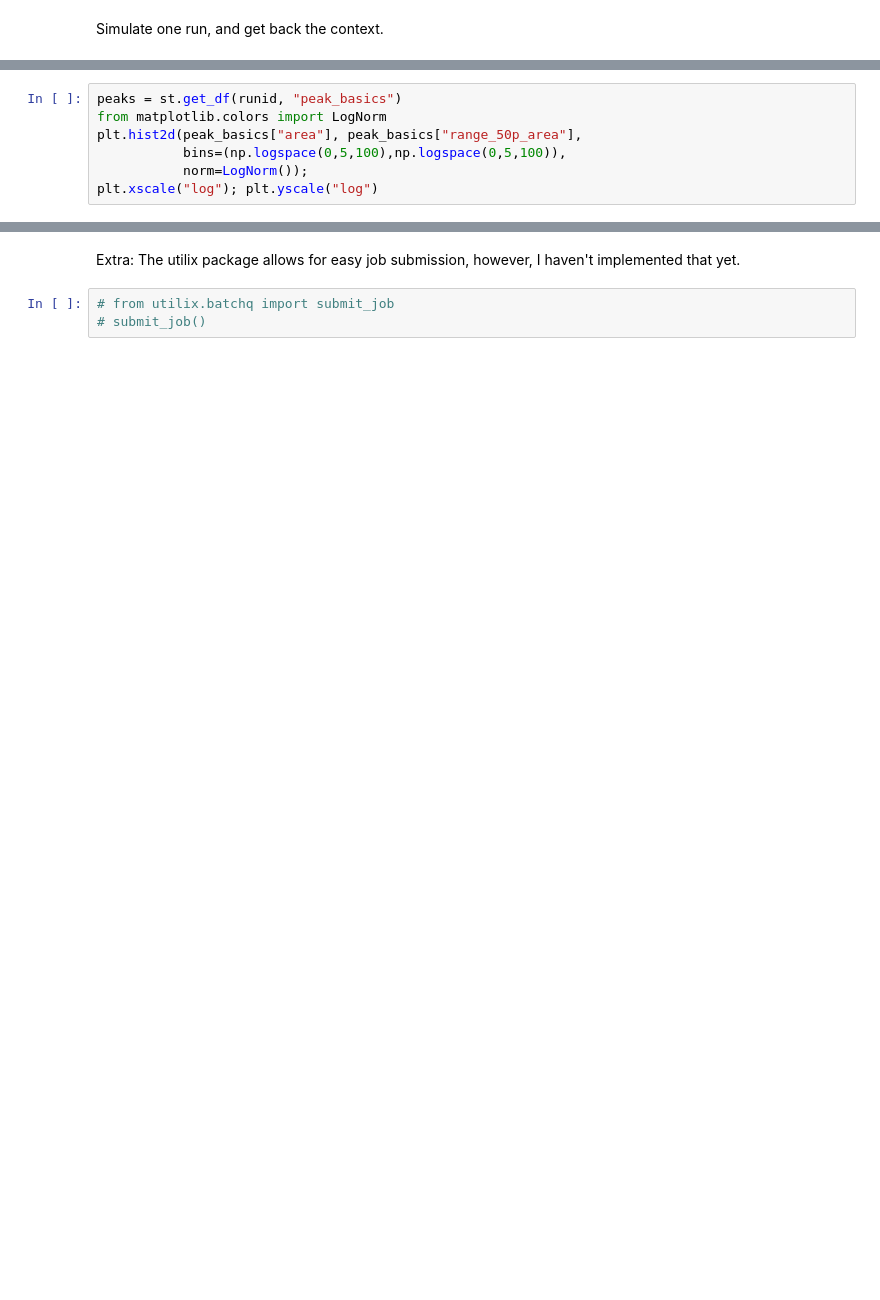
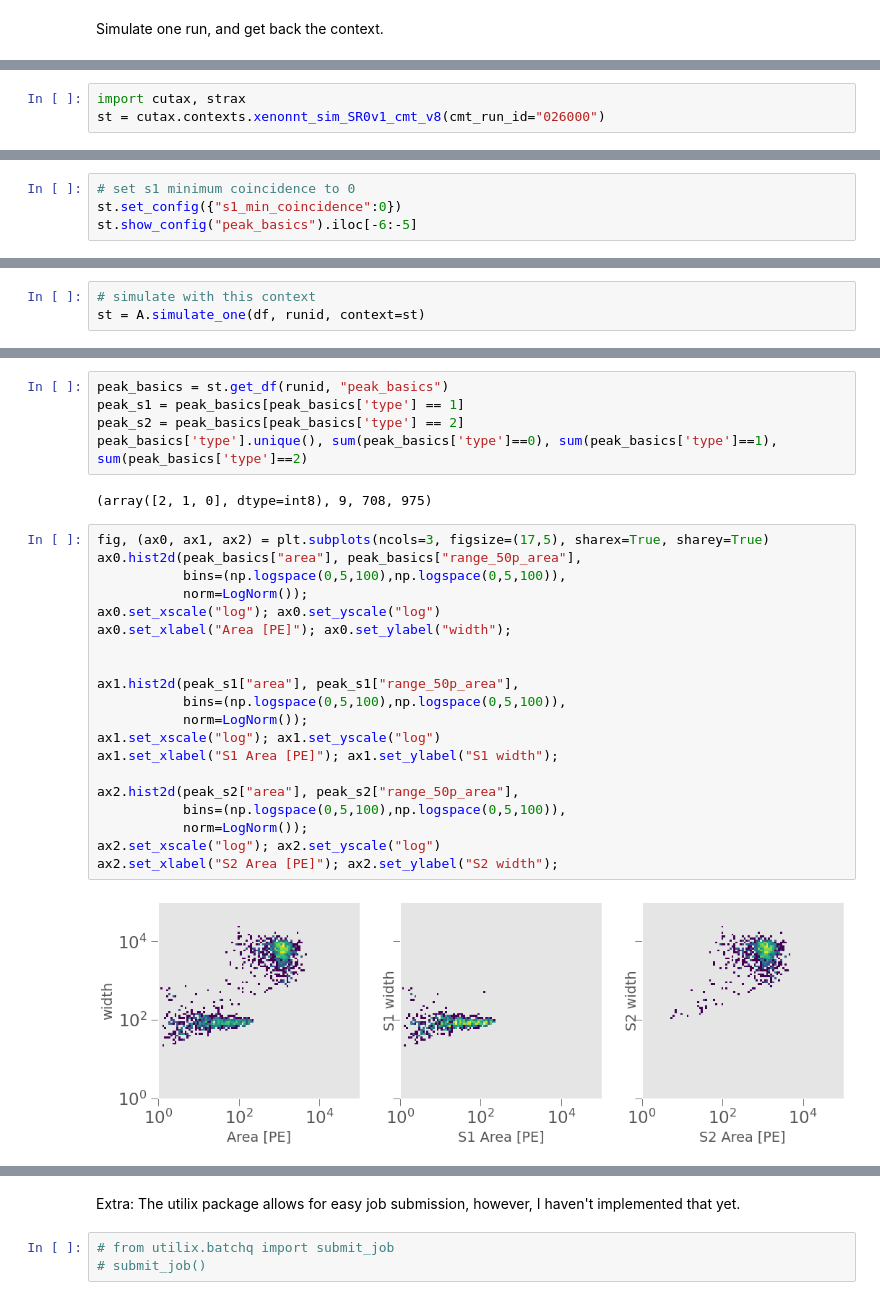
Before and after one commit to XENONnT/multimessenger, a Jupyter notebook: notebooks/SNAX-package_tutorial.ipynb, the cells around one changed output, grey strips where cells are left out. Cells and saved outputs as stored; diff of their text form; blank space fills up the shorter version.

```diff
--- a/notebooks/SNAX-package_tutorial.ipynb
+++ b/notebooks/SNAX-package_tutorial.ipynb
@@ -126,0 +104,3 @@ st = A.simulate_one(df, runid)
+# %%
+import cutax, strax
+st = cutax.contexts.xenonnt_sim_SR0v1_cmt_v8(cmt_run_id="026000")
@@ -126,0 +133,4 @@ st = A.simulate_one(df, runid)
+# %%
+# set s1 minimum coincidence to 0
+st.set_config({"s1_min_coincidence":0})
+st.show_config("peak_basics").iloc[-6:-5]
@@ -126,0 +142,3 @@ st = A.simulate_one(df, runid)
+# %%
+# simulate with this context
+st = A.simulate_one(df, runid, context=st)
@@ -127,7 +159,29 @@ st = A.simulate_one(df, runid)
+# %%
+peak_basics = st.get_df(runid, "peak_basics")
+peak_s1 = peak_basics[peak_basics['type'] == 1]
+peak_s2 = peak_basics[peak_basics['type'] == 2]
+peak_basics['type'].unique(), sum(peak_basics['type']==0), sum(peak_basics['type']==1), sum(peak_basics['type']==2)
+# %% [output]
+(array([2, 1, 0], dtype=int8), 9, 708, 975)
 # %%
-peaks = st.get_df(runid, "peak_basics")
-from matplotlib.colors import LogNorm
-plt.hist2d(peak_basics["area"], peak_basics["range_50p_area"],
+fig, (ax0, ax1, ax2) = plt.subplots(ncols=3, figsize=(17,5), sharex=True, sharey=True)
+ax0.hist2d(peak_basics["area"], peak_basics["range_50p_area"],
            bins=(np.logspace(0,5,100),np.logspace(0,5,100)),
            norm=LogNorm());
-plt.xscale("log"); plt.yscale("log")
+ax0.set_xscale("log"); ax0.set_yscale("log")
+ax0.set_xlabel("Area [PE]"); ax0.set_ylabel("width");
+
+
+ax1.hist2d(peak_s1["area"], peak_s1["range_50p_area"],
+           bins=(np.logspace(0,5,100),np.logspace(0,5,100)),
+           norm=LogNorm());
+ax1.set_xscale("log"); ax1.set_yscale("log")
+ax1.set_xlabel("S1 Area [PE]"); ax1.set_ylabel("S1 width");
+
+ax2.hist2d(peak_s2["area"], peak_s2["range_50p_area"],
+           bins=(np.logspace(0,5,100),np.logspace(0,5,100)),
+           norm=LogNorm());
+ax2.set_xscale("log"); ax2.set_yscale("log")
+ax2.set_xlabel("S2 Area [PE]"); ax2.set_ylabel("S2 width");
+# %% [output]
+[figure, added]
```
Also changed, not shown: parts of 21 cells of this notebook.
